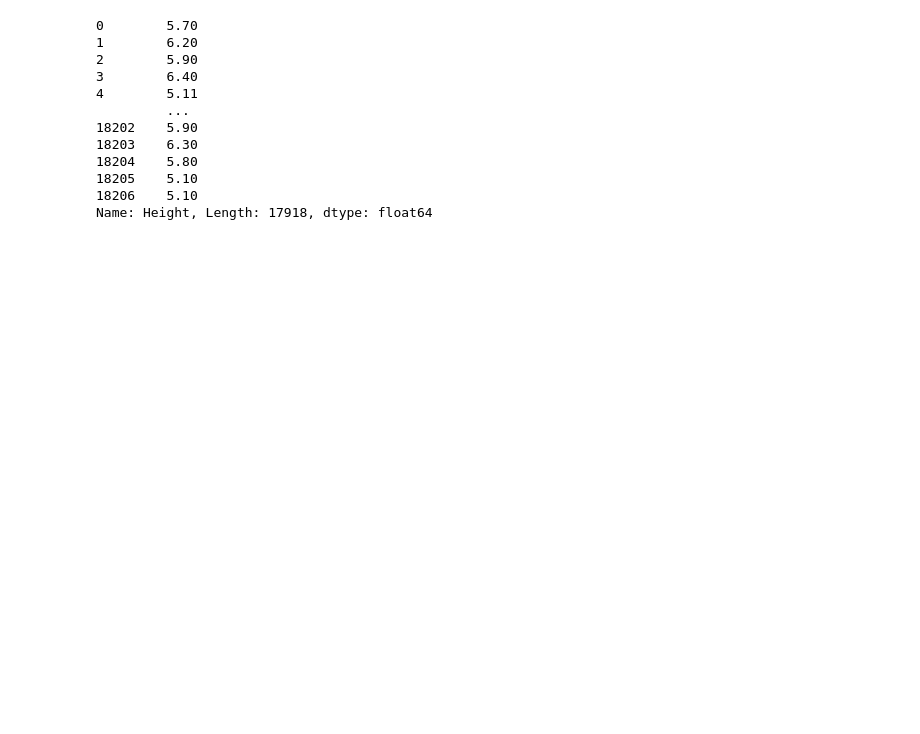
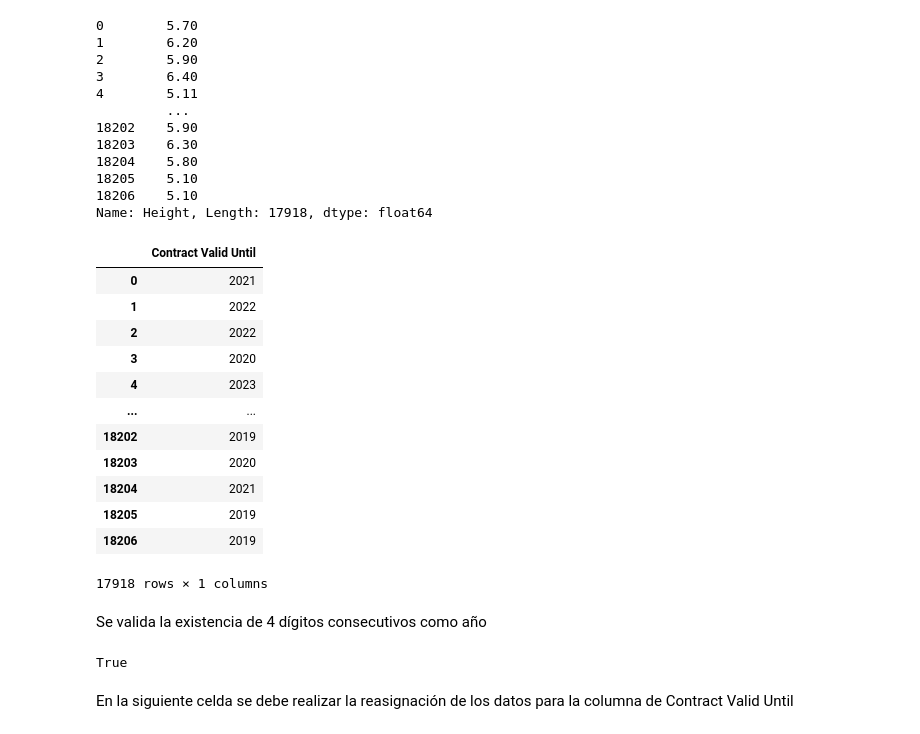
Before and after one commit to GAPPLabs/DataScienceProject, a Jupyter notebook: Proyecto.ipynb, the cells around one changed output. Cells and saved outputs as stored; diff of their text form; code cells hidden in the pictures; blank space fills up the shorter version.

Commit message:
The last column Contract Valid Until was cleaned

```diff
--- a/Proyecto.ipynb
+++ b/Proyecto.ipynb
@@ -423,3 +423,27 @@ dataframe.Height.apply(lambda x: float(x.replace('\'','.')))
 18205    5.10
 18206    5.10
 Name: Height, Length: 17918, dtype: float64
+# %%
+dataframe[['Contract Valid Until']]
+# %% [output]
+|  | Contract Valid Until |
+| 0 | 2021 |
+| 1 | 2022 |
+| 2 | 2022 |
+| 3 | 2020 |
+| 4 | 2023 |
+| ... | ... |
+| 18202 | 2019 |
+| 18203 | 2020 |
+| 18204 | 2021 |
+| 18205 | 2019 |
+| 18206 | 2019 |
+17918 rows × 1 columns
+# %% [markdown]
+Se valida la existencia de 4 dígitos consecutivos como año
+# %%
+all([re.findall('\d{4}', x)[0] for x in dataframe['Contract Valid Until'].values])
+# %% [output]
+True
+# %% [markdown]
+En la siguiente celda se debe realizar la reasignación de los datos para la columna de Contract Valid Until
```
Also changed, not shown: parts of 2 cells of this notebook.
